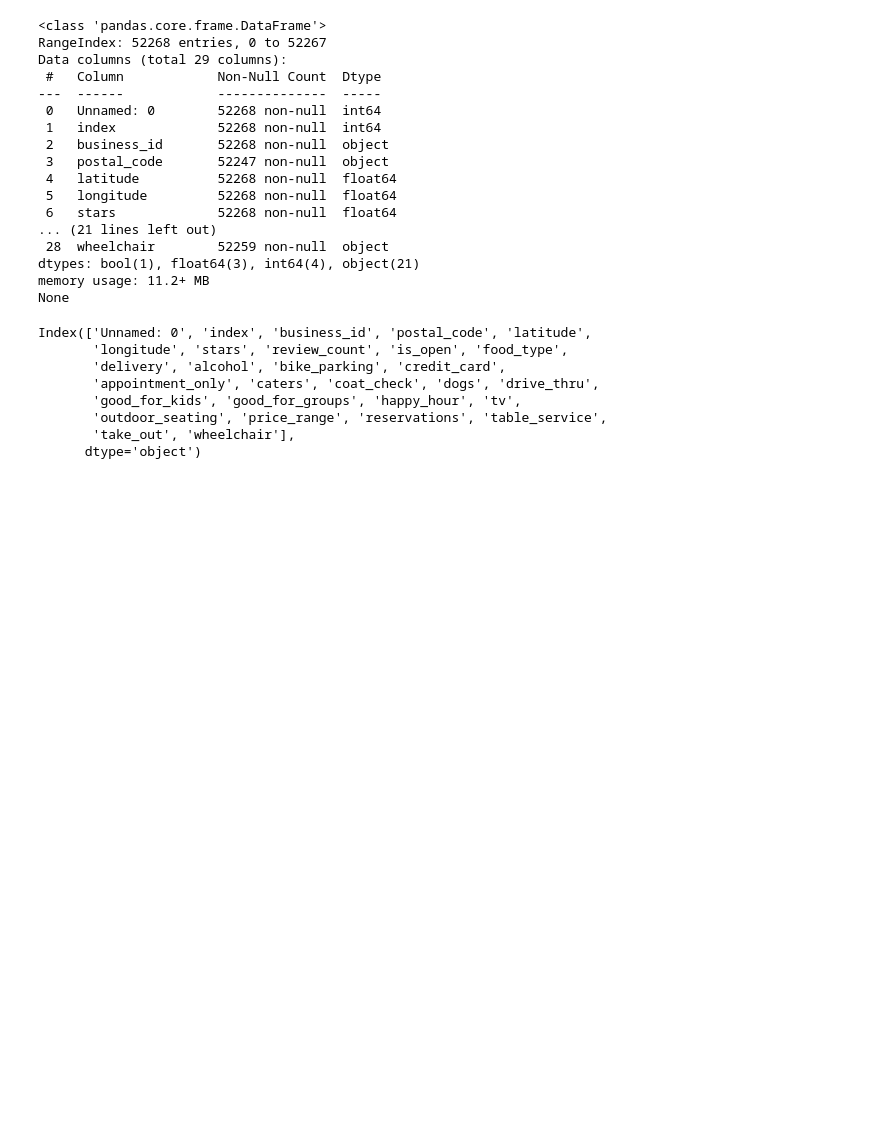
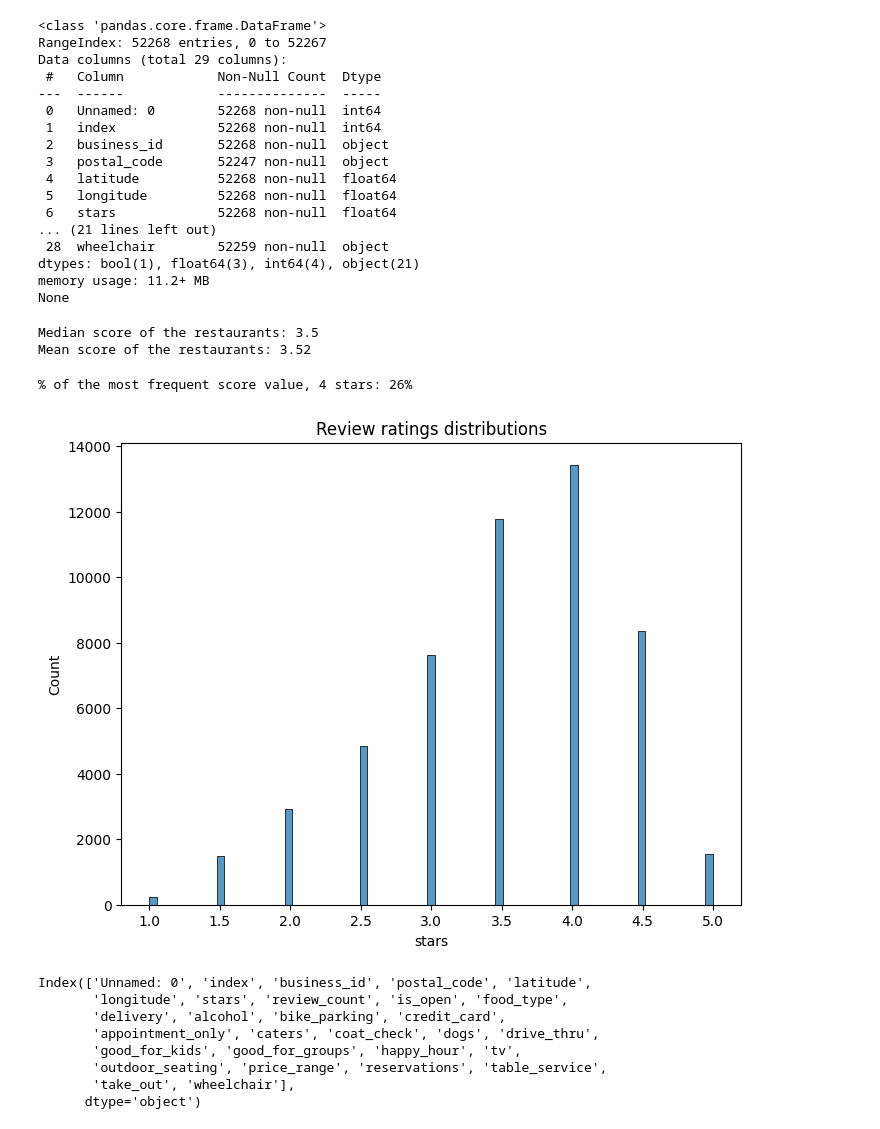
Before and after one commit to Dimasaur/scorecast, a Jupyter notebook: notebooks/restaurants_eda_dima.ipynb, the cells around one changed output. Cells and saved outputs as stored; diff of their text form; code cells hidden in the pictures; blank space fills up the shorter version.

```diff
--- a/notebooks/restaurants_eda_dima.ipynb
+++ b/notebooks/restaurants_eda_dima.ipynb
@@ -47,6 +47,23 @@ Data columns (total 29 columns):
 dtypes: bool(1), float64(3), int64(4), object(21)
 memory usage: 11.2+ MB
 None
+# %%
+print(f"Median score of the restaurants: {round(res_eda_df.stars.median(),2)}")
+print(f"Mean score of the restaurants: {round(res_eda_df.stars.mean(),2)}")
+# %% [output]
+Median score of the restaurants: 3.5
+Mean score of the restaurants: 3.52
+# %%
+print(f"% of the most frequent score value, 4 stars: {(len(res_eda_df[res_eda_df['stars']==4]) / len(res_eda_df) * 100):.0f}%")
+# %% [output]
+% of the most frequent score value, 4 stars: 26%
+# %%
+plt.figure(figsize=(8,6))
+sns.histplot(res_eda_df.stars)
+plt.title("Review ratings distributions")
+plt.show();
+# %% [output]
+[figure, added]
 # %%
 print(res_eda_df.columns)
 # %% [output]
```
Also changed, not shown: 1 other file.
